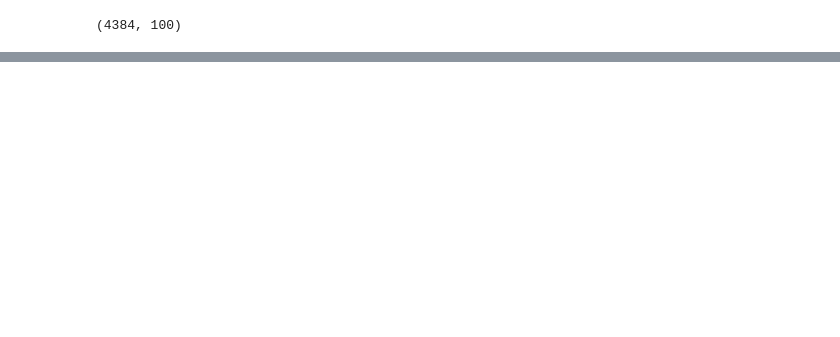
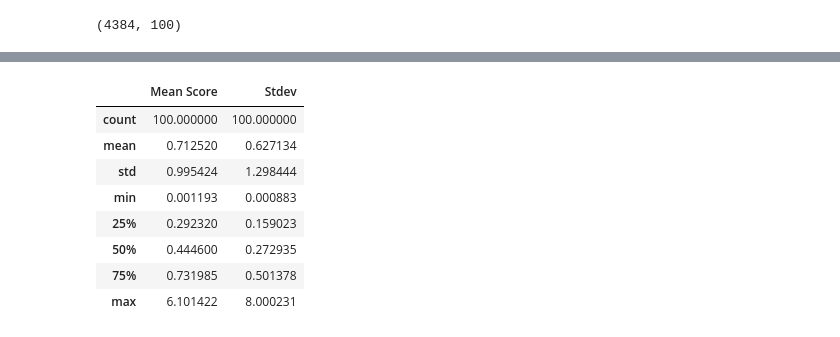
Before and after one commit to shrozolio/M6, a Jupyter notebook: Code/m6_train.ipynb, the cells around one changed output, grey strips where cells are left out. Cells and saved outputs as stored; diff of their text form; code cells hidden in the pictures; blank space fills up the shorter version.

```diff
--- a/Code/m6_train.ipynb
+++ b/Code/m6_train.ipynb
@@ -105,3 +143,15 @@ Wall time: 1min 2s
+# %%
+eval_score_df.describe()
+# %% [output]
+|  | Mean Score | Stdev |
+| count | 100.000000 | 100.000000 |
+| mean | 0.712520 | 0.627134 |
+| std | 0.995424 | 1.298444 |
+| min | 0.001193 | 0.000883 |
+| 25% | 0.292320 | 0.159023 |
+| 50% | 0.444600 | 0.272935 |
+| 75% | 0.731985 | 0.501378 |
+| max | 6.101422 | 8.000231 |
 # %%
 features_to_predict = dat.iloc[-1,:].copy().values.reshape(1,-1) #temporary, use last row of data for prediction
 preds = np.zeros(tgt.shape[1])
```
Also changed, not shown: parts of 7 cells of this notebook, 7 other files.
